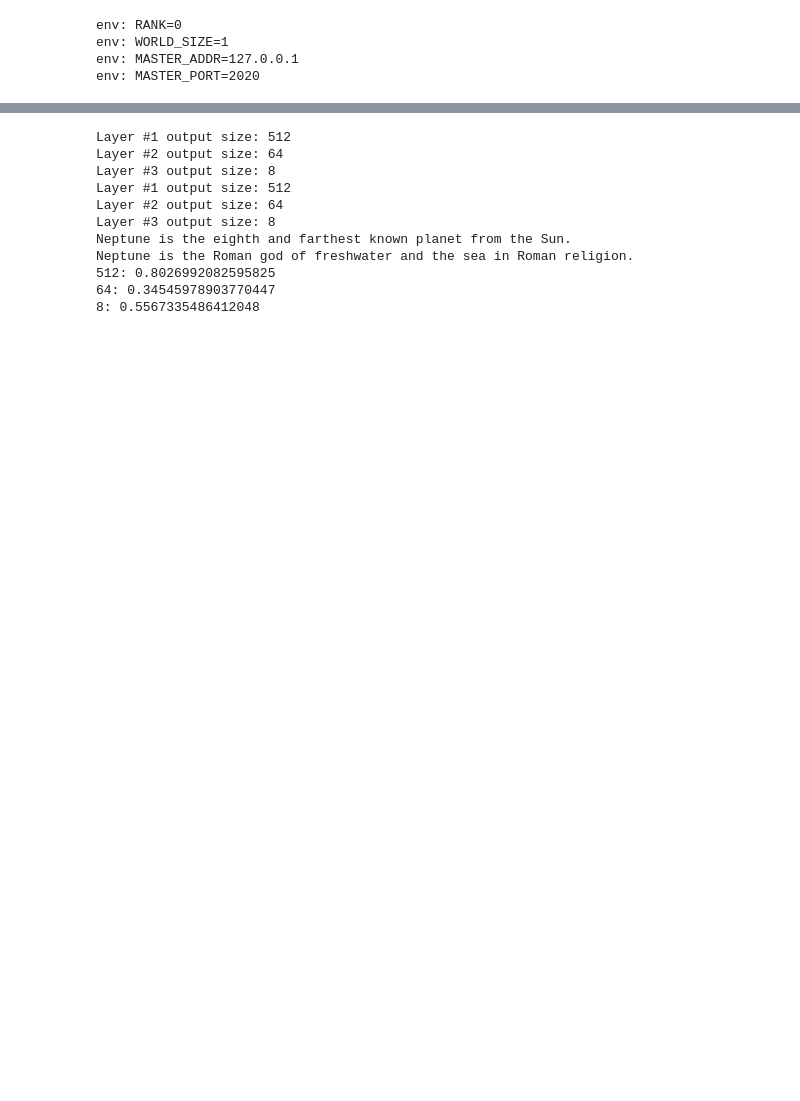
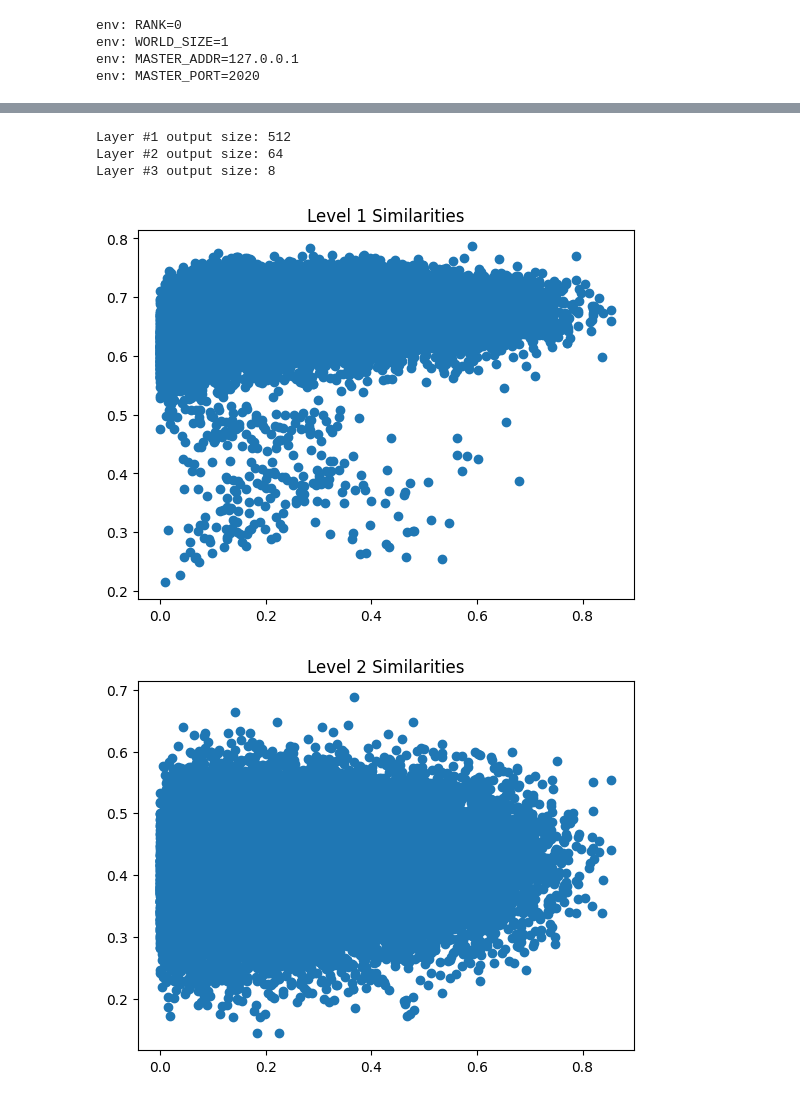
Before and after one commit to mlabs-haskell/rigel, a Jupyter notebook: evaluate_hierarchical_compression.ipynb, the cells around one changed output, grey strips where cells are left out. Drawn from its saved outputs; the diff is of its cells as text; code cells hidden in the pictures; blank space fills up the shorter version.

```diff
--- a/evaluate_hierarchical_compression.ipynb
+++ b/evaluate_hierarchical_compression.ipynb
@@ -50,0 +62,10 @@ del generator
+# %%
+# Find doc with most sections
+article_lengths = [(title, len(sections)) for title, sections in cv_tfidf_collection.items()]
+article_lengths = sorted(article_lengths, key=lambda k: k[1], reverse=True)
+keep_articles = set(name for name, _ in article_lengths[:100])
+
+# Drop articles we don't want to keep
+drop_articles = set(title for title in cv_tfidf_collection if title not in keep_articles)
+for title in drop_articles:
+    del cv_tfidf_collection[title]
@@ -56,43 +81,53 @@ import torch.nn.functional as F
 
 # Load the compression network
 torch.set_default_dtype(torch.float32)
-with torch.device("cuda"):
-    compression_network = HierarchicalAttention(content_cvs.shape)
+with torch.device("cuda:0"):
+    compression_network = HierarchicalAttention([256, 4096])
     checkpoint_path = Path(compression_checkpoint_dir)
     if checkpoint_path.is_file():
-        checkpoint = torch.load(checkpoint_path)
+        checkpoint = torch.load(checkpoint_path, map_location="cuda:0")
         compression_network.load_state_dict(checkpoint['model_state_dict'])
     else:
         print("ERROR: Path provided for hierarchical compression model not a file")
         exit(1)
-    compressed_content = compression_network.forward(content_cvs.clone().to(torch.float32))
-
-    compression_network = HierarchicalAttention(query_cvs.shape)
-    checkpoint_path = Path(compression_checkpoint_dir)
-    if checkpoint_path.is_file():
-        checkpoint = torch.load(checkpoint_path)
-        compression_network.load_state_dict(checkpoint['model_state_dict'])
-    else:
-        print("ERROR: Path provided for hierarchical compression model not a file")
-        exit(1)
-    compressed_query = compression_network.forward(query_cvs.clone().to(torch.float32))
-
-    print(content_string)
-    print(query_string)
-    for cc, cq in zip(compressed_content, compressed_query):
-        vector_size = cc.shape[-1]
-        sim_score = sequence_similarity(cc, cq)
-        #sim_score = torch.dot(F.normalize(cc.squeeze(), dim=-1), F.normalize(cq.squeeze(), dim=-1))
-        print(f"{vector_size}: {sim_score.item()}")
 # %% [output]
 Layer #1 output size: 512
 Layer #2 output size: 64
 Layer #3 output size: 8
-Layer #1 output size: 512
-Layer #2 output size: 64
-Layer #3 output size: 8
-Neptune is the eighth and farthest known planet from the Sun.
-Neptune is the Roman god of freshwater and the sea in Roman religion.
-512: 0.8026992082595825
-64: 0.34545978903770447
-8: 0.5567335486412048
+# %%
+graph_xs = []
+graph_ys = []
+for title, section_cv_map in cv_tfidf_collection.items():
+    cv_tfidf_list = list(section_cv_map.values())
+    for i in range(len(cv_tfidf_list)):
+        content_cv, content_tfidf = cv_tfidf_list[i]
+        if len(content_cv) < 256:
+            continue
+        compressed_content = compression_network.forward(content_cv.unsqueeze(0).to(torch.float32))
+        for j in range(i + 1, len(cv_tfidf_list)):
+            query_cv, query_tfidf = cv_tfidf_list[j]
+            if len(query_cv) < 256:
+                continue
+            compressed_query = compression_network.forward(query_cv.unsqueeze(0).to(torch.float32))
+
+            tfidf_cos_sim = torch.dot(
+                F.normalize(content_tfidf, dim=-1),
+                F.normalize(query_tfidf, dim=-1)
+            )
+            graph_xs.append(tfidf_cos_sim.item())
+
+            for level, (cc, cq) in enumerate(zip(compressed_content, compressed_query)):
+                sim_score = sequence_similarity(cc, cq).item()
+                while level >= len(graph_ys):
+                    graph_ys.append([])
+                graph_ys[level].append(sim_score)
+# %%
+import matplotlib.pyplot as plt
+
+for level, ys in enumerate(graph_ys):
+    plt.figure(level)
+    plt.title(f"Level {level + 1} Similarities")
+    plt.scatter(graph_xs, ys)
+# %% [output]
+[figure, added]
+[figure, added]
```
Also changed, not shown: parts of 9 cells of this notebook, 11 other files.
